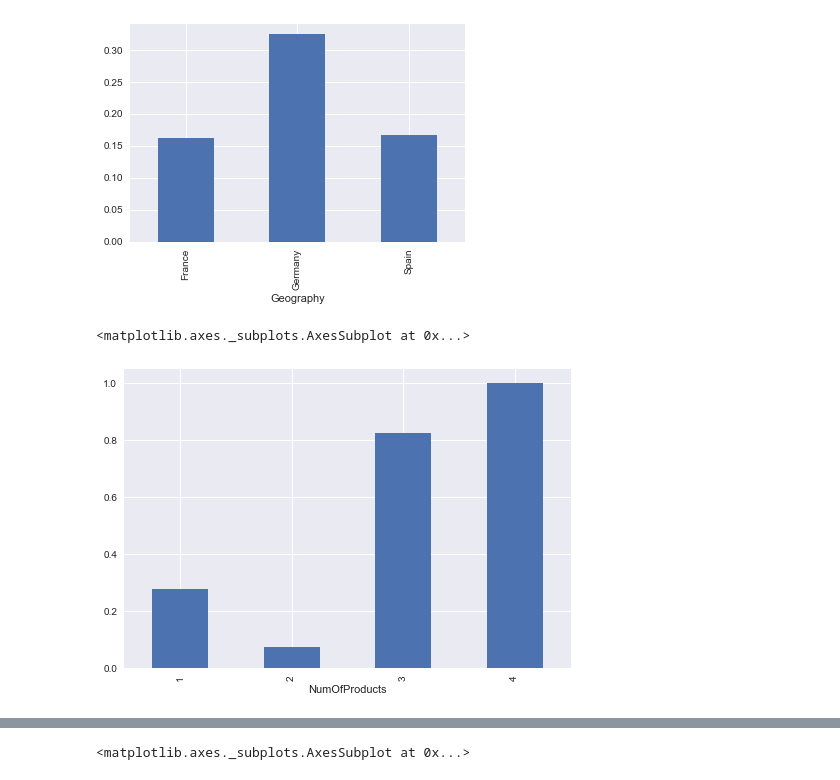
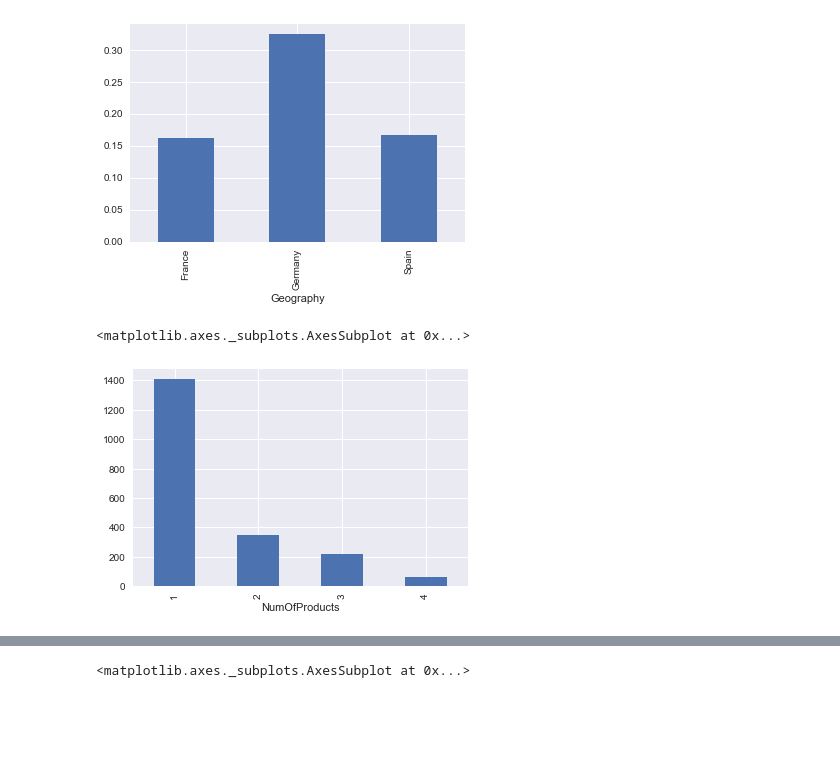
Before and after one commit to george-and-miller/data-science, a Jupyter notebook: Udemy A-Z Data Science.ipynb, the cells around one changed output, grey strips where cells are left out. Saved outputs shown, nothing was run; the diff lists cells and outputs as text; code cells hidden in the pictures; blank space fills up the shorter version.

```diff
--- a/Udemy A-Z Data Science.ipynb
+++ b/Udemy A-Z Data Science.ipynb
@@ -101,10 +106,10 @@ p = 0.0000
 <matplotlib.axes._subplots.AxesSubplot at 0x...>
 [figure]
 # %%
-proportion(banking_data.groupby('NumOfProducts'), 'Exited').plot.bar()
+banking_data.groupby('NumOfProducts')['Exited'].sum().plot.bar()
 # %% [output]
 <matplotlib.axes._subplots.AxesSubplot at 0x...>
-[figure, old version]
+[figure, new version]
 # %%
 banking_data['Validation'] = banking_data['CustomerId'] % 10
 banking_data.drop('CustomerId', axis=1, inplace=True)
```
Also changed, not shown: parts of 15 cells of this notebook.
